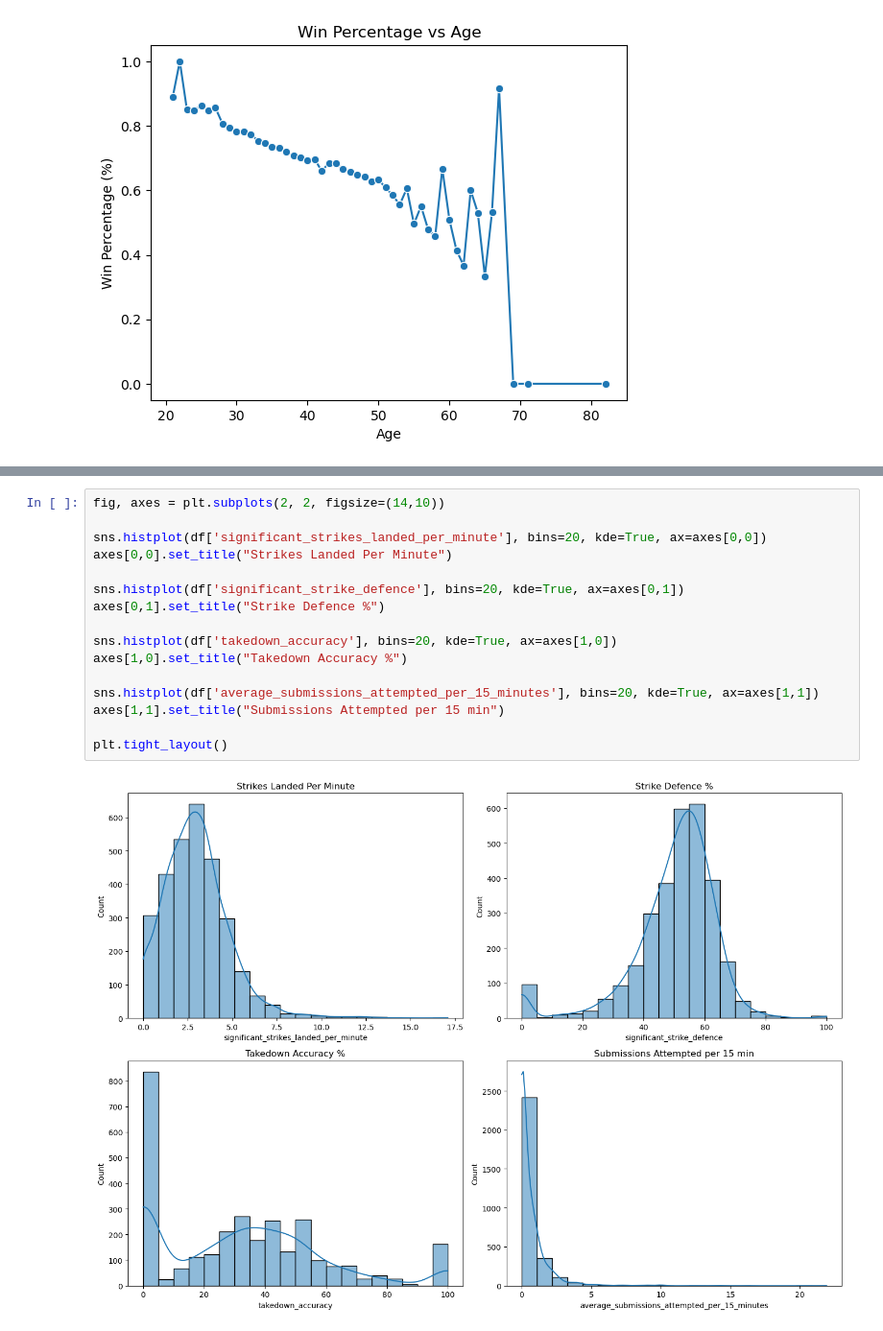
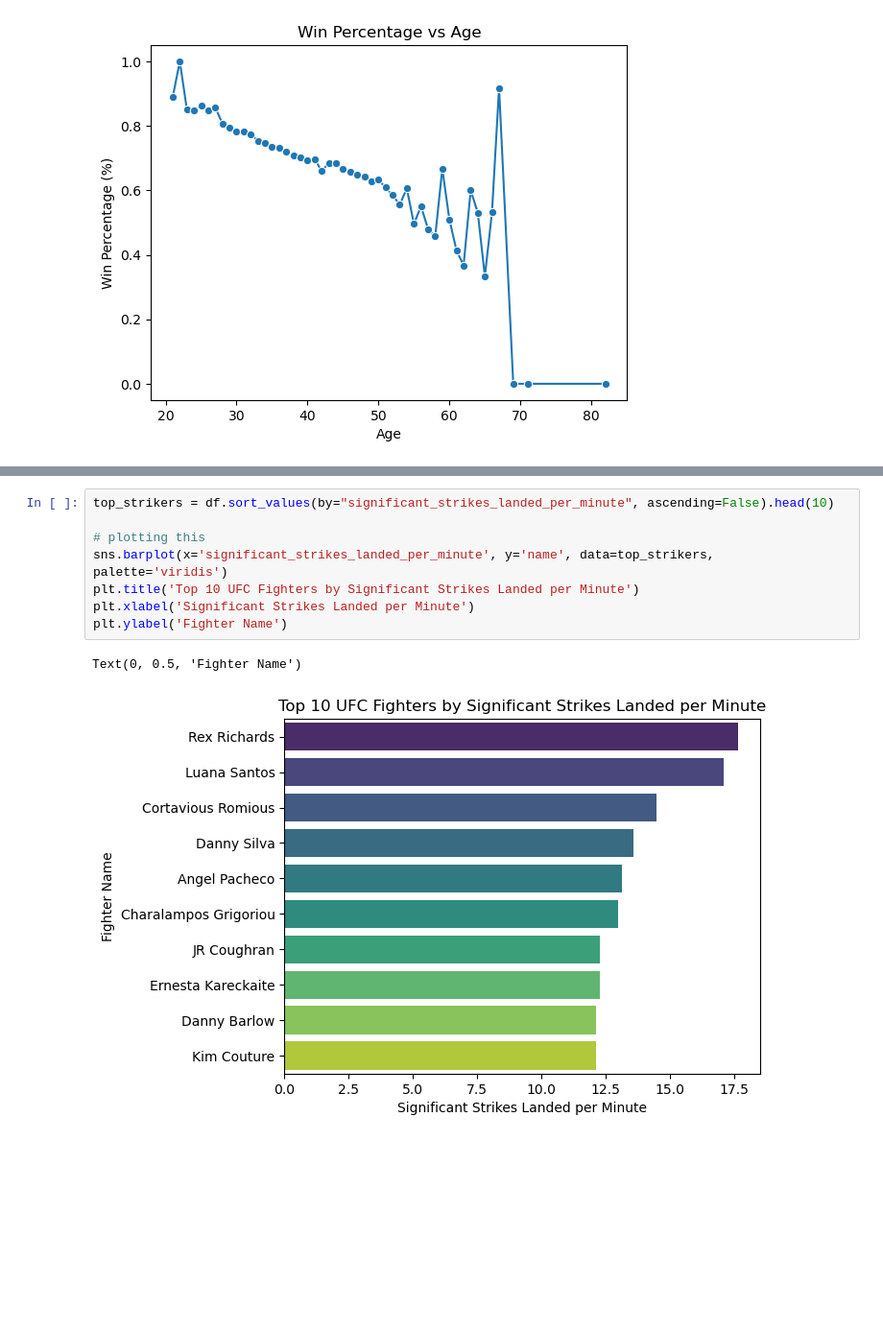
Before and after one commit to ParthShah007/DJS_Compute_tasks, a Jupyter notebook: ufc_eda.ipynb, the cells around one changed output, grey strips where cells are left out. Shown at 96% size. Saved outputs shown, nothing was run; the diff lists cells and outputs as text; blank space fills up the shorter version.

```diff
--- a/ufc_eda.ipynb
+++ b/ufc_eda.ipynb
@@ -368,18 +305,11 @@ print(top_fighters[['name', 'total_fights', 'win_percentage']])
-# %%
-fig, axes = plt.subplots(2, 2, figsize=(14,10))
-
-sns.histplot(df['significant_strikes_landed_per_minute'], bins=20, kde=True, ax=axes[0,0])
-axes[0,0].set_title("Strikes Landed Per Minute")
-
-sns.histplot(df['significant_strike_defence'], bins=20, kde=True, ax=axes[0,1])
-axes[0,1].set_title("Strike Defence %")
-
-sns.histplot(df['takedown_accuracy'], bins=20, kde=True, ax=axes[1,0])
-axes[1,0].set_title("Takedown Accuracy %")
-
-sns.histplot(df['average_submissions_attempted_per_15_minutes'], bins=20, kde=True, ax=axes[1,1])
-axes[1,1].set_title("Submissions Attempted per 15 min")
-
-plt.tight_layout()
-# %% [output]
-[figure, removed]
+# %%
+top_strikers = df.sort_values(by="significant_strikes_landed_per_minute", ascending=False).head(10)
+
+# plotting this
+sns.barplot(x='significant_strikes_landed_per_minute', y='name', data=top_strikers, palette='viridis')
+plt.title('Top 10 UFC Fighters by Significant Strikes Landed per Minute')
+plt.xlabel('Significant Strikes Landed per Minute')
+plt.ylabel('Fighter Name')
+# %% [output]
+Text(0, 0.5, 'Fighter Name')
+[figure, added]
```
Also changed, not shown: parts of 23 cells of this notebook.
